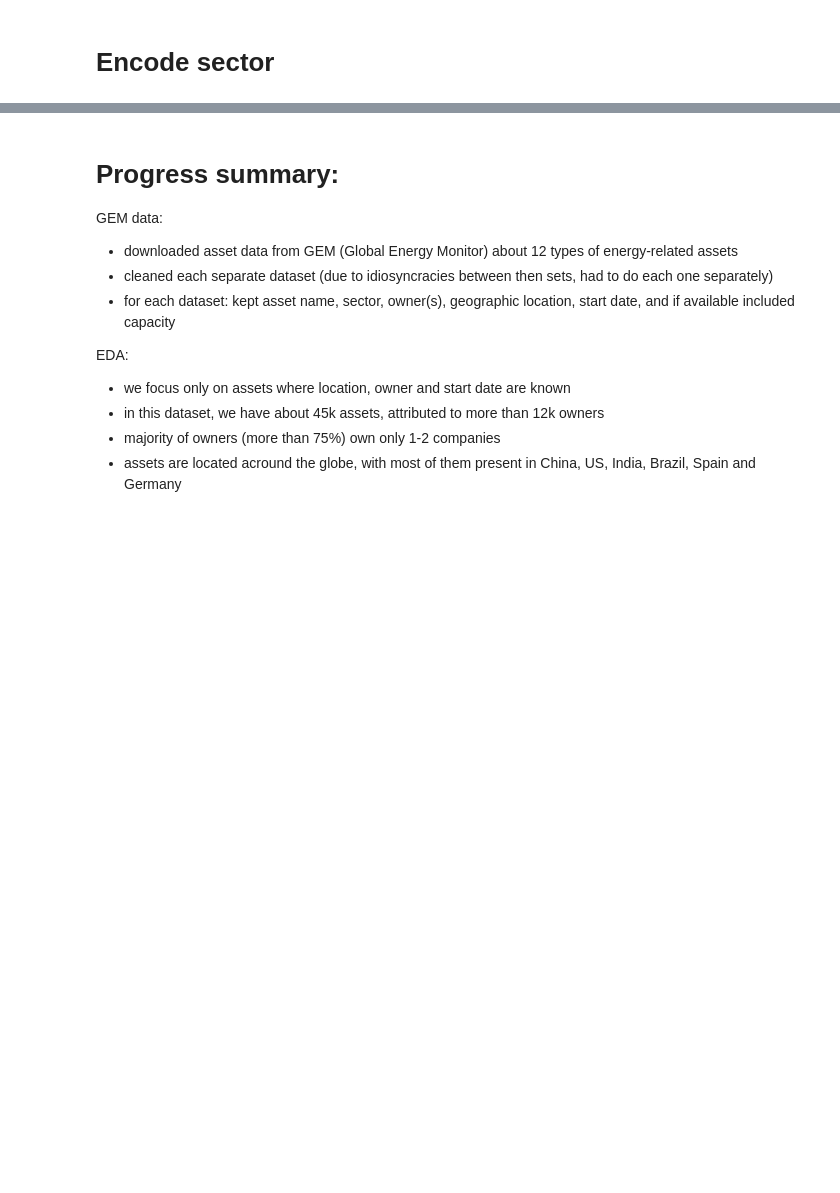
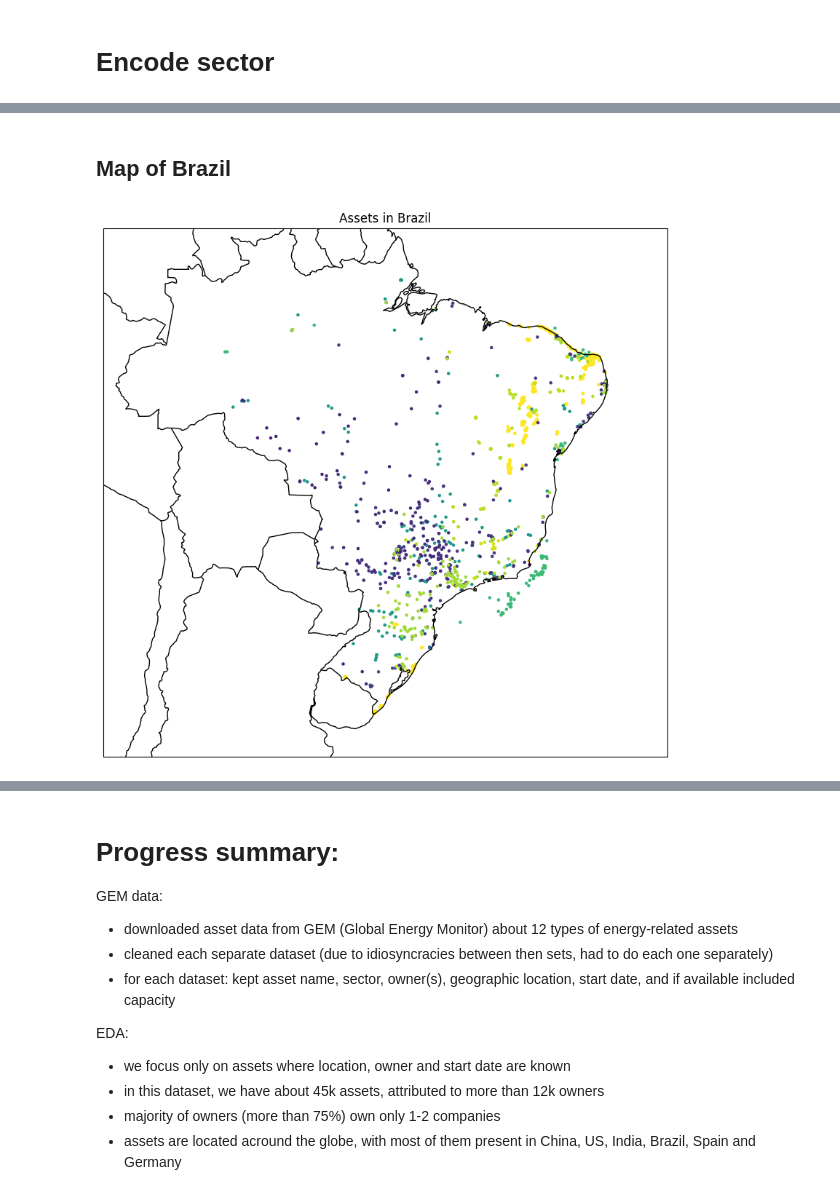
Before and after one commit to wuntunsun/eudr-exposure, a Jupyter notebook: eda.ipynb, the cells around one changed output, grey strips where cells are left out. Drawn from its saved outputs; the diff is of its cells as text; code cells hidden in the pictures; blank space fills up the shorter version.

```diff
--- a/eda.ipynb
+++ b/eda.ipynb
@@ -109,3 +174,36 @@ legend_df
+# %% [markdown]
+## Map of Brazil
+# %%
+# Filter assets in Brazil
+brazil_assets = df[df['country'] == 'Brazil']
+
+# Create a map of Brazil
+plt.figure(figsize=(10, 10))
+ax = plt.axes(projection=ccrs.PlateCarree())
+ax.set_extent([-75, -30, -35, 5])  # Define the extent of the map (lon_min, lon_max, lat_min, lat_max)
+
+# Plot assets
+ax.scatter(brazil_assets['longitude'], brazil_assets['latitude'], c=brazil_assets['sector_main_num'],
+           marker='o',
+           s=5,
+           transform=ccrs.PlateCarree())
+
+# Add map features
+ax.coastlines()
+
+# Add country borders
+ax.add_feature(cfeature.BORDERS, linestyle='-', linewidth=1)
+
+
+# Add title and labels
+plt.title('Assets in Brazil')
+plt.xlabel('Longitude')
+plt.ylabel('Latitude')
+
+# Show the plot
+plt.show()
+# %% [output]
+[figure, added]
 # %%
 
 top_owners = df_owner.groupby('main_owner').asset_name.count().reset_index().sort_values('asset_name', ascending = False).head(20).sort_values('asset_name')
```
Also changed, not shown: parts of 19 cells of this notebook, 6 other files.
